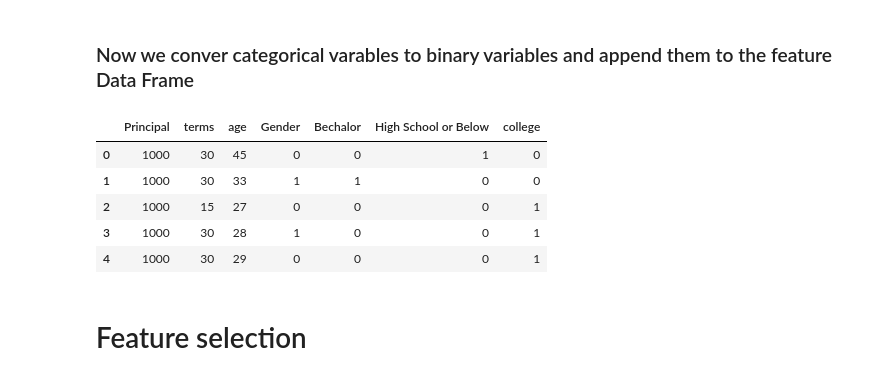
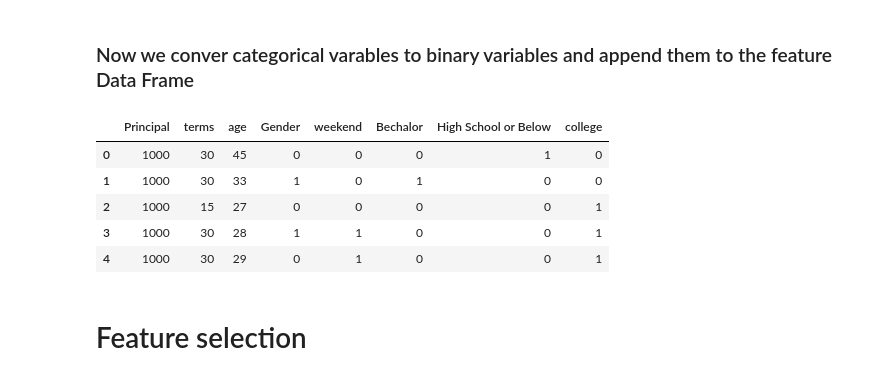
Before and after one commit to sharif-42/Loan_Classifier, a Jupyter notebook: Final.ipynb, the cells around one changed output. Saved outputs shown, nothing was run; the diff lists cells and outputs as text; code cells hidden in the pictures.

```diff
--- a/Final.ipynb
+++ b/Final.ipynb
@@ -100,0 +116,7 @@ df.head()
+# %%
+df['dayofweek'] = df['effective_date'].dt.dayofweek
+bins = np.linspace(df.dayofweek.min(), df.dayofweek.max(), 10)
+g = sns.FacetGrid(df, col="Gender", hue="loan_status", palette="Set1", col_wrap=2)
+g.map(plt.hist, 'dayofweek', bins=bins, ec="k")
+g.axes[-1].legend()
+plt.show()
@@ -100,0 +125,3 @@ df.head()
+# %%
+df['weekend'] = df['dayofweek'].apply(lambda x: 1 if (x>3)  else 0)
+df.head()
@@ -100,0 +137,3 @@ df.head()
+# %%
+df['loan_status'].replace(to_replace=['PAIDOFF','COLLECTION'], value=[1,0], inplace=True)
+df.tail()
@@ -120,7 +166,7 @@ we also ommit __Unnamed: 0	Unnamed: 0.1__ as the doesn't have any meaning.
 
 ### So Our Featured dataset will be
 # %%
-df = df[['Principal','terms','age','Gender','education', 'loan_status']]
+df = df[['Principal','terms','age','Gender','education','weekend', 'loan_status']]
 # %%
 df.head()
 # %% [output]
@@ -133,17 +179,17 @@ df.head()
 # %% [markdown]
 ### Now we conver categorical varables to binary variables and append them to the feature Data Frame
 # %%
-Feature = df[['Principal','terms','age','Gender']]
+Feature = df[['Principal','terms','age','Gender','weekend']]
 Feature = pd.concat([Feature,pd.get_dummies(df['education'])], axis=1)
 Feature.drop(['Master or Above'], axis = 1,inplace=True)
 Feature.head()
 # %% [output]
-|  | Principal | terms | age | Gender | Bechalor | High School or Below | college |
-| 0 | 1000 | 30 | 45 | 0 | 0 | 1 | 0 |
-| 1 | 1000 | 30 | 33 | 1 | 1 | 0 | 0 |
-| 2 | 1000 | 15 | 27 | 0 | 0 | 0 | 1 |
-| 3 | 1000 | 30 | 28 | 1 | 0 | 0 | 1 |
-| 4 | 1000 | 30 | 29 | 0 | 0 | 0 | 1 |
+|  | Principal | terms | age | Gender | weekend | Bechalor | High School or Below | college |
+| 0 | 1000 | 30 | 45 | 0 | 0 | 0 | 1 | 0 |
+| 1 | 1000 | 30 | 33 | 1 | 0 | 1 | 0 | 0 |
+| 2 | 1000 | 15 | 27 | 0 | 0 | 0 | 0 | 1 |
+| 3 | 1000 | 30 | 28 | 1 | 1 | 0 | 0 | 1 |
+| 4 | 1000 | 30 | 29 | 0 | 1 | 0 | 0 | 1 |
 # %% [markdown]
 # Feature selection
 # %%
```
Also changed, not shown: parts of 39 cells of this notebook, 2 other files.
